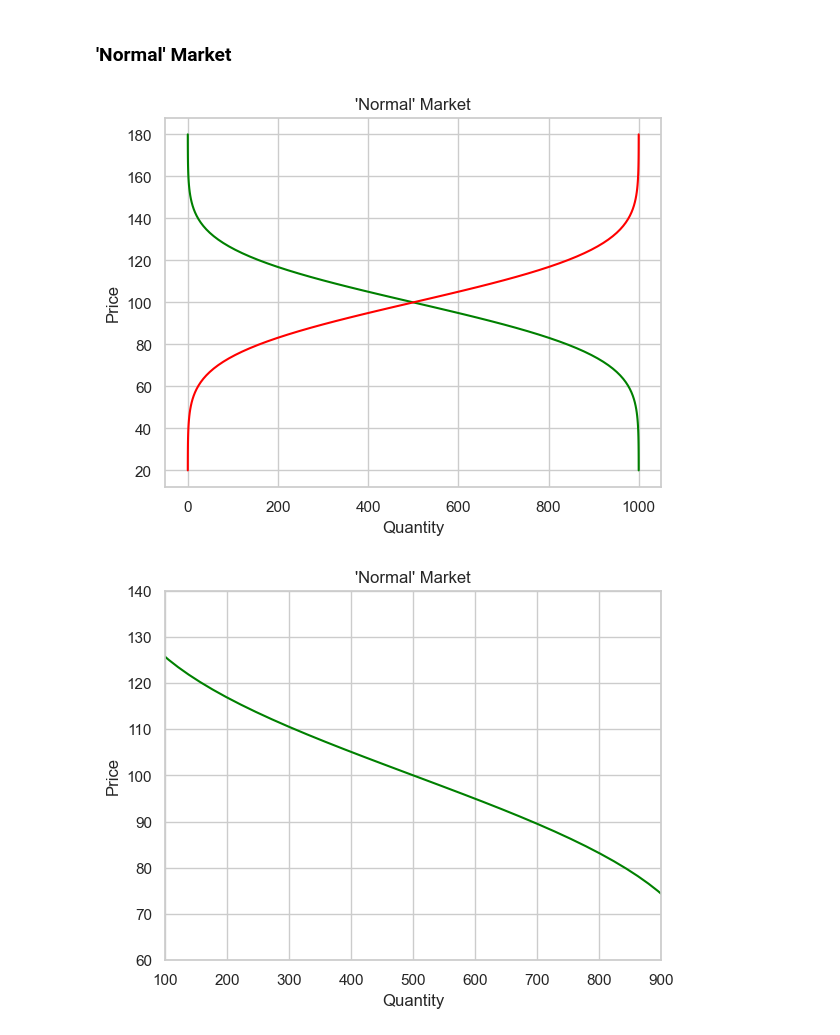
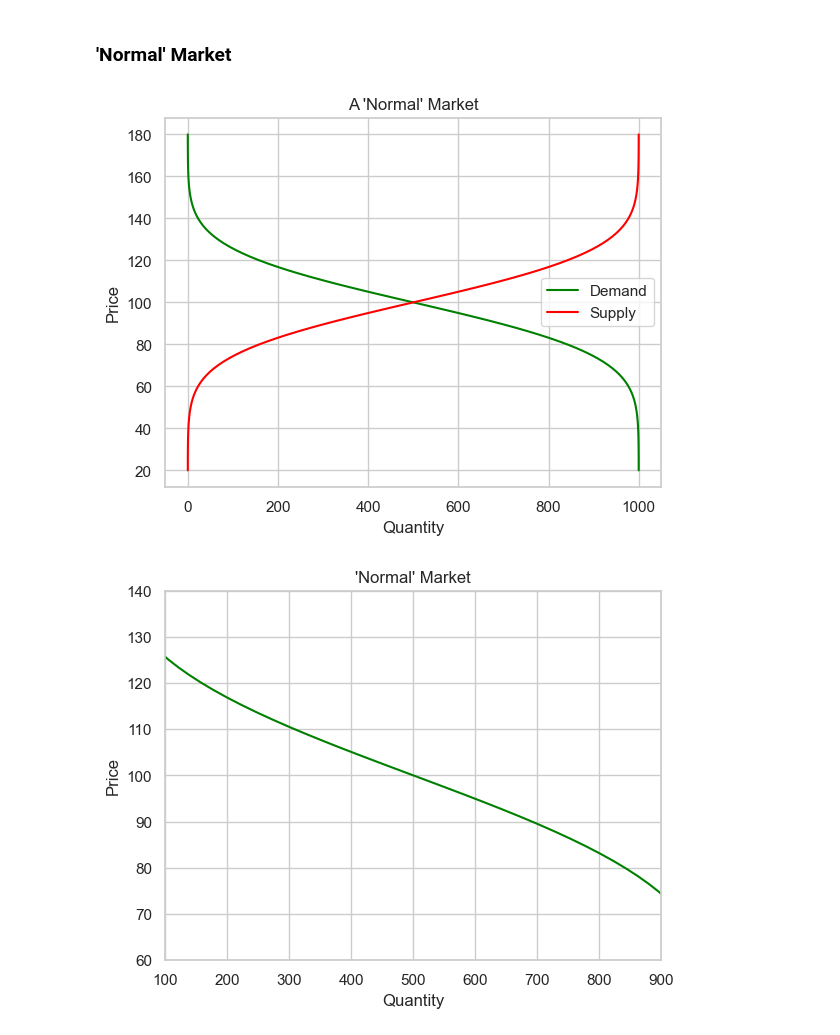
Before and after one commit to ohmurphy/market_cdfs, a Jupyter notebook: market_curves.ipynb, the cells around one changed output. Cells and saved outputs as stored; diff of their text form; code cells hidden in the pictures.

```diff
--- a/market_curves.ipynb
+++ b/market_curves.ipynb
@@ -207,15 +208,17 @@ plt.show()
 # %% [markdown]
 ### 'Normal' Market
 # %%
-plt.plot(cdf_dist, prices, color='green')
-plt.plot(cdf_dist_supply, prices, color='red')
-plt.title('\'Normal\' Market')
+plt.plot(cdf_dist, prices, color='green', label="Demand")
+plt.plot(cdf_dist_supply, prices, color='red', label="Supply")
+plt.title('A \'Normal\' Market')
 plt.xlabel('Quantity')
 plt.ylabel('Price')
 plt.grid(True)
+plt.legend()
+plt.savefig("norm_market.png")
 plt.show()
 # %% [output]
-[figure, old version]
+[figure, new version]
 # %%
 plt.plot(cdf_dist, prices, color='green')
 #plt.plot(cdf_dist_supply, prices, color='red')
```
Also changed, not shown: parts of 3 cells of this notebook, 3 other files.
